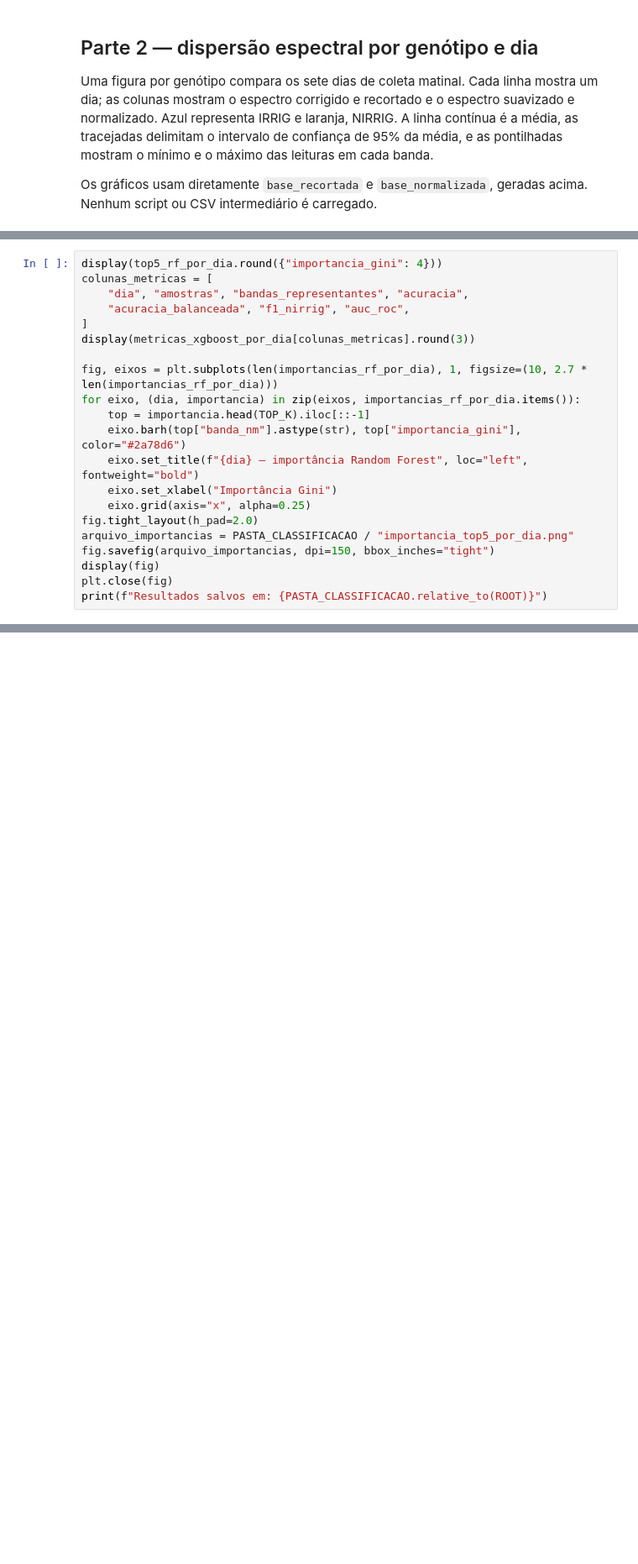
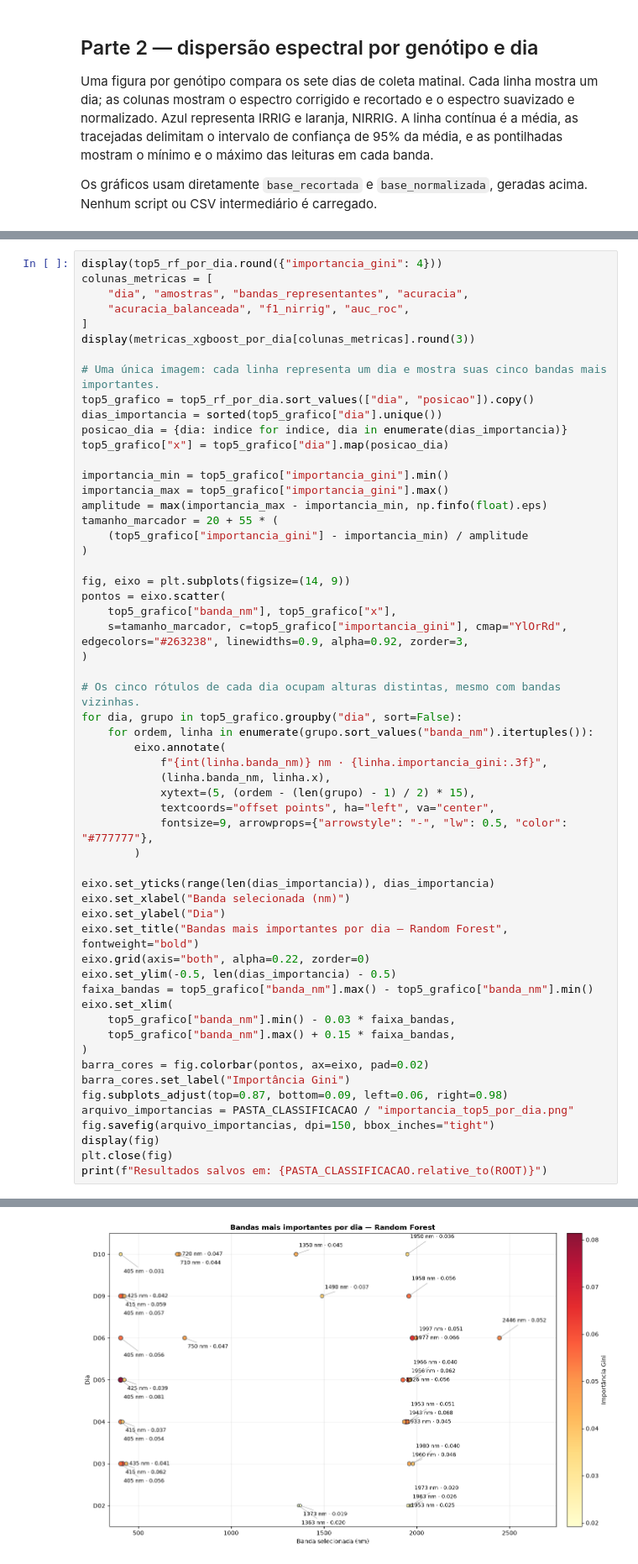
Before and after one commit to AgroSAT-Prod/EstresseHidricoFinal, a Jupyter notebook: script_final/Pipeline_Final_Classificacao.ipynb, the cells around one changed output, grey strips where cells are left out. Shown at 84% size. Cells and saved outputs as stored; diff of their text form; blank space fills up the shorter version.

```diff
--- a/script_final/Pipeline_Final_Classificacao.ipynb
+++ b/script_final/Pipeline_Final_Classificacao.ipynb
@@ -626,16 +675,54 @@ colunas_metricas = [
 ]
 display(metricas_xgboost_por_dia[colunas_metricas].round(3))
 
-fig, eixos = plt.subplots(len(importancias_rf_por_dia), 1, figsize=(10, 2.7 * len(importancias_rf_por_dia)))
-for eixo, (dia, importancia) in zip(eixos, importancias_rf_por_dia.items()):
-    top = importancia.head(TOP_K).iloc[::-1]
-    eixo.barh(top["banda_nm"].astype(str), top["importancia_gini"], color="#2a78d6")
-    eixo.set_title(f"{dia} — importância Random Forest", loc="left", fontweight="bold")
-    eixo.set_xlabel("Importância Gini")
-    eixo.grid(axis="x", alpha=0.25)
-fig.tight_layout(h_pad=2.0)
+# Uma única imagem: cada linha representa um dia e mostra suas cinco bandas mais importantes.
+top5_grafico = top5_rf_por_dia.sort_values(["dia", "posicao"]).copy()
+dias_importancia = sorted(top5_grafico["dia"].unique())
+posicao_dia = {dia: indice for indice, dia in enumerate(dias_importancia)}
+top5_grafico["x"] = top5_grafico["dia"].map(posicao_dia)
+
+importancia_min = top5_grafico["importancia_gini"].min()
+importancia_max = top5_grafico["importancia_gini"].max()
+amplitude = max(importancia_max - importancia_min, np.finfo(float).eps)
+tamanho_marcador = 20 + 55 * (
+    (top5_grafico["importancia_gini"] - importancia_min) / amplitude
+)
+
+fig, eixo = plt.subplots(figsize=(14, 9))
+pontos = eixo.scatter(
+    top5_grafico["banda_nm"], top5_grafico["x"],
+    s=tamanho_marcador, c=top5_grafico["importancia_gini"], cmap="YlOrRd",
+edgecolors="#263238", linewidths=0.9, alpha=0.92, zorder=3,
+)
+
+# Os cinco rótulos de cada dia ocupam alturas distintas, mesmo com bandas vizinhas.
+for dia, grupo in top5_grafico.groupby("dia", sort=False):
+    for ordem, linha in enumerate(grupo.sort_values("banda_nm").itertuples()):
+        eixo.annotate(
+            f"{int(linha.banda_nm)} nm · {linha.importancia_gini:.3f}",
+            (linha.banda_nm, linha.x),
+            xytext=(5, (ordem - (len(grupo) - 1) / 2) * 15),
+            textcoords="offset points", ha="left", va="center",
+            fontsize=9, arrowprops={"arrowstyle": "-", "lw": 0.5, "color": "#777777"},
+        )
+
+eixo.set_yticks(range(len(dias_importancia)), dias_importancia)
+eixo.set_xlabel("Banda selecionada (nm)")
+eixo.set_ylabel("Dia")
+eixo.set_title("Bandas mais importantes por dia — Random Forest", fontweight="bold")
+eixo.grid(axis="both", alpha=0.22, zorder=0)
+eixo.set_ylim(-0.5, len(dias_importancia) - 0.5)
+faixa_bandas = top5_grafico["banda_nm"].max() - top5_grafico["banda_nm"].min()
+eixo.set_xlim(
+    top5_grafico["banda_nm"].min() - 0.03 * faixa_bandas,
+    top5_grafico["banda_nm"].max() + 0.15 * faixa_bandas,
+)
+barra_cores = fig.colorbar(pontos, ax=eixo, pad=0.02)
+barra_cores.set_label("Importância Gini")
+fig.subplots_adjust(top=0.87, bottom=0.09, left=0.06, right=0.98)
 arquivo_importancias = PASTA_CLASSIFICACAO / "importancia_top5_por_dia.png"
 fig.savefig(arquivo_importancias, dpi=150, bbox_inches="tight")
 display(fig)
 plt.close(fig)
 print(f"Resultados salvos em: {PASTA_CLASSIFICACAO.relative_to(ROOT)}")
+# %% [output]
@@ -641,0 +754 @@ print(f"Resultados salvos em: {PASTA_CLASSIFICACAO.relative_to(ROOT)}")
+[figure, added]
```
Also changed, not shown: parts of 6 cells of this notebook, 12 other files.
